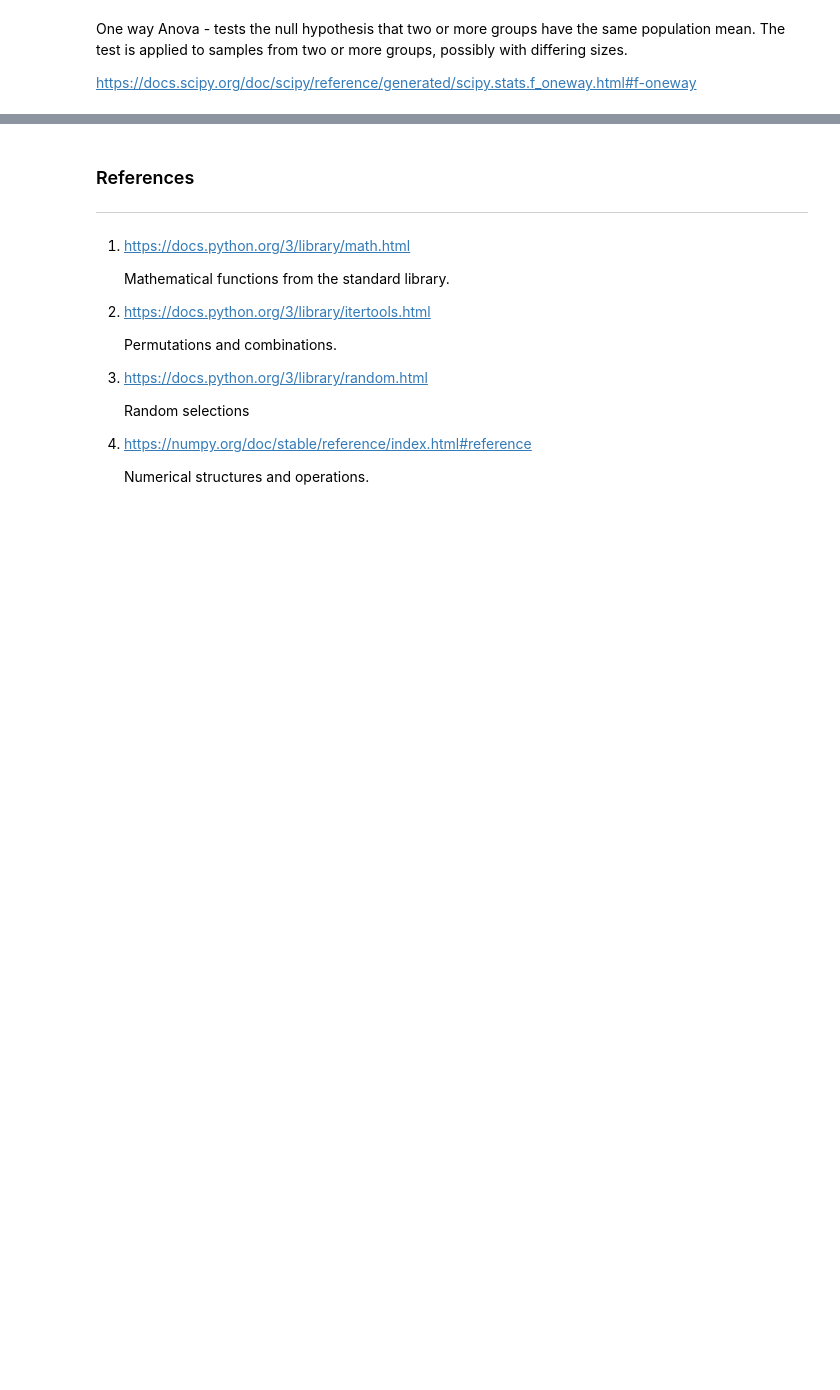
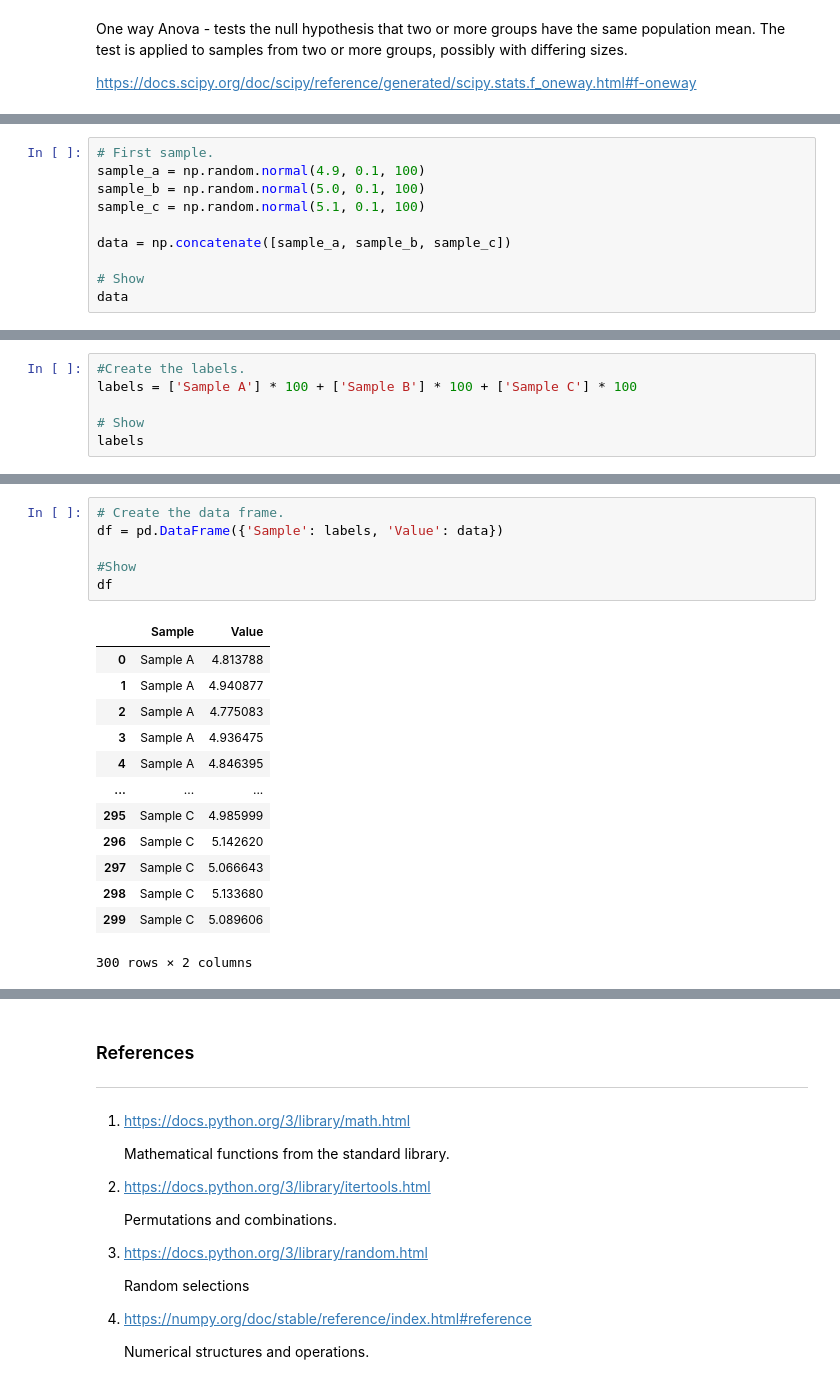
Before and after one commit to PCM11/applied-statistics, a Jupyter notebook: tasks.ipynb, the cells around one changed output, grey strips where cells are left out. Cells and saved outputs as stored; diff of their text form; blank space fills up the shorter version.

```diff
--- a/tasks.ipynb
+++ b/tasks.ipynb
@@ -440,0 +399,10 @@ We reject the NULL hypothesis, p value is less than o.05
+# %%
+# First sample.
+sample_a = np.random.normal(4.9, 0.1, 100)
+sample_b = np.random.normal(5.0, 0.1, 100)
+sample_c = np.random.normal(5.1, 0.1, 100)
+
+data = np.concatenate([sample_a, sample_b, sample_c])
+
+# Show
+data
@@ -440,0 +427,6 @@ We reject the NULL hypothesis, p value is less than o.05
+# %%
+#Create the labels.
+labels = ['Sample A'] * 100 + ['Sample B'] * 100 + ['Sample C'] * 100
+
+# Show
+labels
@@ -440,0 +451,20 @@ We reject the NULL hypothesis, p value is less than o.05
+# %%
+# Create the data frame.
+df = pd.DataFrame({'Sample': labels, 'Value': data})
+
+#Show
+df
+# %% [output]
+|  | Sample | Value |
+| 0 | Sample A | 4.813788 |
+| 1 | Sample A | 4.940877 |
+| 2 | Sample A | 4.775083 |
+| 3 | Sample A | 4.936475 |
+| 4 | Sample A | 4.846395 |
+| ... | ... | ... |
+| 295 | Sample C | 4.985999 |
+| 296 | Sample C | 5.142620 |
+| 297 | Sample C | 5.066643 |
+| 298 | Sample C | 5.133680 |
+| 299 | Sample C | 5.089606 |
+300 rows × 2 columns
```
Also changed, not shown: parts of 17 cells of this notebook.
